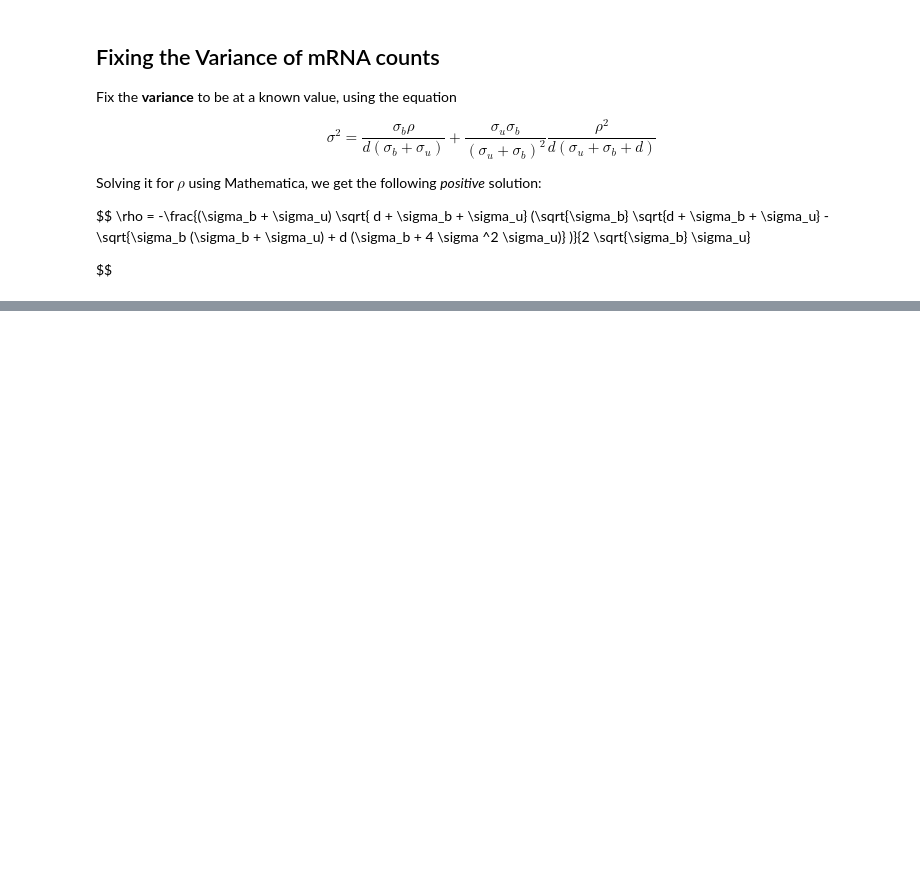
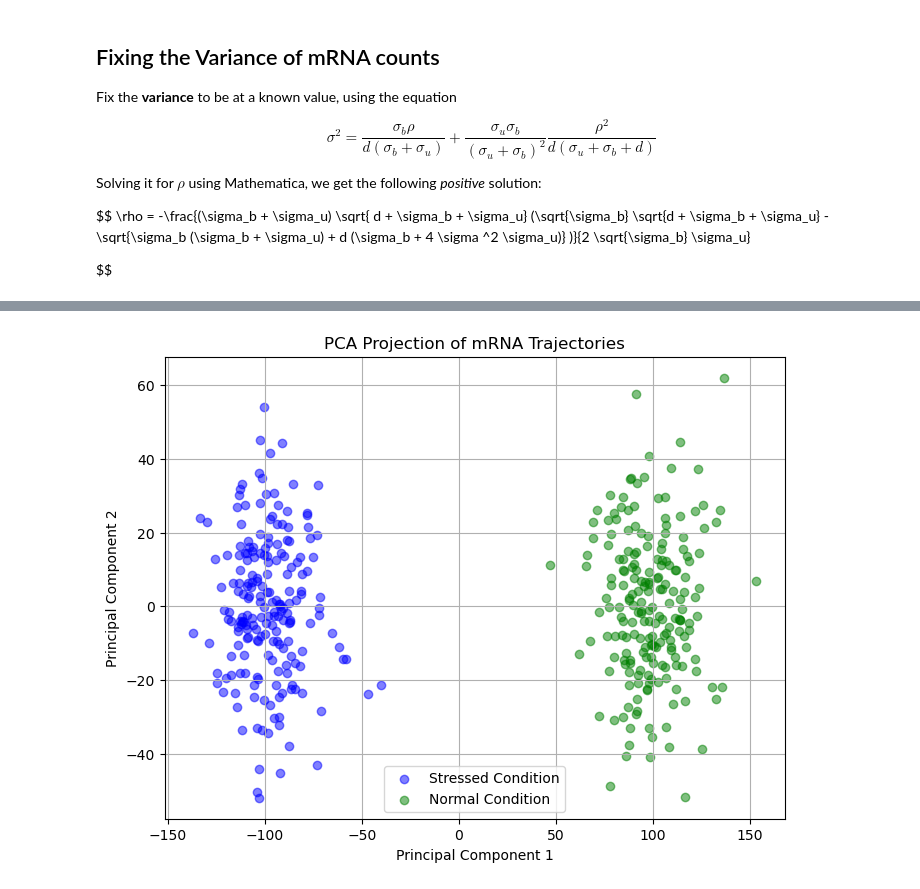
Before and after one commit to GrignardReagent/SSA, a Jupyter notebook: notebooks/fix_mean_and_variance.ipynb, the cells around one changed output, grey strips where cells are left out. Saved outputs shown, nothing was run; the diff lists cells and outputs as text; code cells hidden in the pictures; blank space fills up the shorter version.

```diff
--- a/notebooks/fix_mean_and_variance.ipynb
+++ b/notebooks/fix_mean_and_variance.ipynb
@@ -283,0 +228,93 @@ Please also refer to the documentation for alternative solver options:
+# %%
+# Define symbols
+rho, mu, sigma_sq, d, sigma_u, sigma_b = sp.symbols('rho mu sigma_sq d sigma_u sigma_b') # sigma_sq is variance
+init_printing(use_unicode=True)
+# define the variance and mean equations, these should be equations that are have all terms re-arranged to the LHS, and 0 on the RHS, i.e., for x = y, you are defining x - y (= 0)
+variance_eq = sigma_sq - (
+    sigma_b * rho / (d * (sigma_b + sigma_u)) + (sigma_u * sigma_b)*rho**2 / (d*(sigma_b + sigma_u + d)*(sigma_u + sigma_b)**2)
+                          )
+
+# Solve the equation for rho, mu, and sigma_sq
+solutions = solve(variance_eq, rho, dict= True)
+
+# target variance
+variance_target = 100.0
+
+# Define activation/deactivation rates and degradation rates for the conditions
+parameters = {
+    "stress": {"sigma_u": 10.0, "sigma_b": 4.0, "d": 1.0},
+    "normal": {"sigma_u": 5.0, "sigma_b": 8.0, "d": 1.0}
+}
+
+# Store positive rho values for both conditions
+rho_values = {}
+for condition, param_set in parameters.items():
+    for sol in solutions:
+        rho_value = sol[rho].subs({
+            sigma_u: param_set["sigma_u"],
+            sigma_b: param_set["sigma_b"],
+            d: param_set["d"],
+            sigma_sq: variance_target
+        })
+
+        # Store only positive solutions
+        if rho_value > 0:
+            rho_values[condition] = rho_value
+            break  # Stop searching if positive solution is found
+
+# Updated Parameter Sets using the calculated rho values
+parameter_sets = [
+    {"sigma_u": parameters["stress"]["sigma_u"],
+     "sigma_b": parameters["stress"]["sigma_b"],
+     "rho": rho_values["stress"],
+     "d": parameters["stress"]["d"],
+     "label": 0},
+
+    {"sigma_u": parameters["normal"]["sigma_u"],
+     "sigma_b": parameters["normal"]["sigma_b"],
+     "rho": rho_values["normal"],
+     "d": parameters["normal"]["d"],
+     "label": 1}
+]
+
+# Set up simulation parameters
+# get the min degradation rate
+min_d = min([param_set['d'] for param_set in parameter_sets])
+# get the time point after which the system reaches steady state
+steady_state_time = int(10 / min_d)
+
+# !! Use np.arange to make sure evenly spaced values within a given interval, to match how exp data is collected at set time intervals !!
+time_points = np.arange(0, 144.0, 1.0)  # Time range: start, stop, step;
+# 144 time points: to match experimental conditions, where typically a photo is taken every 5 min over 12 hours --> 144 time points
+# extend time points to account for steady state
+extended_time_points = np.arange(time_points[0],
+                                 len(time_points) + steady_state_time,
+                                 time_points[1] - time_points[0])
+
+size = 200  # size of the simulation needs to be big enough for this particular system to reach steady state
+
+# Run the simulation function
+df_results = simulate_two_telegraph_model_systems(parameter_sets, extended_time_points, size)
+
+# Save dataset for ML classification
+output_file = f"data/mRNA_trajectories_variance_fixed_{variance_target}_{variance_target}.csv"
+df_results.to_csv(output_file, index=False)
+
+# Extract mRNA trajectories for each condition
+stress_trajectories = df_results[df_results['label'] == 0].iloc[:, 1:].values  # Stressed Condition
+normal_trajectories = df_results[df_results['label'] == 1].iloc[:, 1:].values  # Normal condition
+
+# report the mean and variance of the mRNA counts at steady state
+report =  statistical_report(parameter_sets, stress_trajectories, normal_trajectories)
+X_train, X_test, y_train, y_test = load_and_split_data(output_file)
+svm_accuracy = svm_classifier(X_train, X_test, y_train, y_test)
+rf_accuracy = random_forest_classifier(X_train, X_test, y_train, y_test)
+log_reg_accuracy = logistic_regression_classifier(X_train, X_test, y_train, y_test)
+random_accuracy = random_classifier(y_test)
+pca_plot(output_file)
+
+# Plots
+plot_mRNA_trajectory(parameter_sets, extended_time_points, stress_trajectories, normal_trajectories)
+plot_mRNA_variance(parameter_sets, extended_time_points, stress_trajectories, normal_trajectories)
+plot_mRNA_dist(parameter_sets, stress_trajectories, normal_trajectories)
+# %% [output]
@@ -283,0 +346 @@ Please also refer to the documentation for alternative solver options:
+[figure, added]
```
Also changed, not shown: parts of 14 cells of this notebook, 6 other files.
